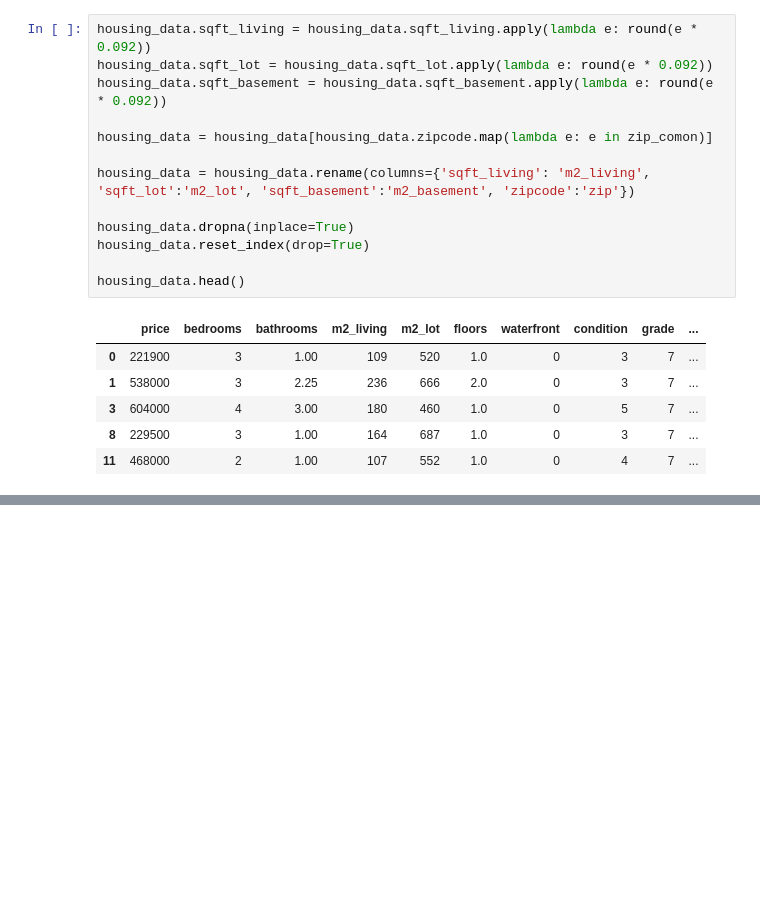
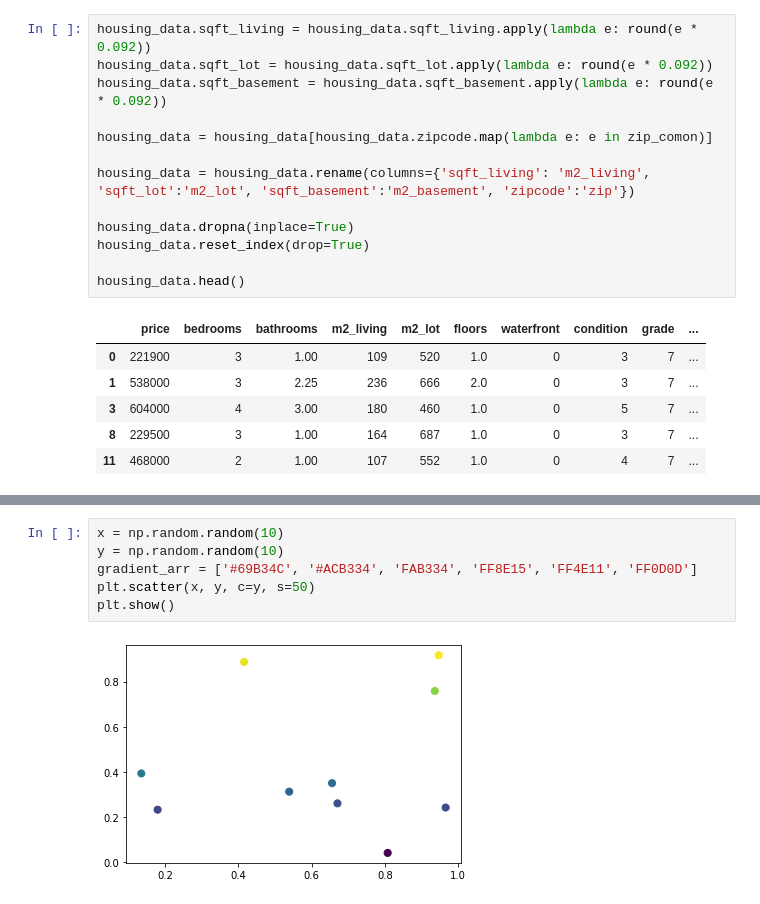
Before and after one commit to jafetimbre/mib-fiesta, a Jupyter notebook: src/beresescu_copy.ipynb, the cells around one changed output, grey strips where cells are left out. Drawn from its saved outputs; the diff is of its cells as text; blank space fills up the shorter version.

```diff
--- a/src/beresescu_copy.ipynb
+++ b/src/beresescu_copy.ipynb
@@ -166,0 +180,8 @@ waterfront_map
+# %%
+x = np.random.random(10)
+y = np.random.random(10)
+gradient_arr = ['#69B34C', '#ACB334', 'FAB334', 'FF8E15', 'FF4E11', 'FF0D0D']
+plt.scatter(x, y, c=y, s=50)
+plt.show()
+# %% [output]
+[figure, added]
```
Also changed, not shown: parts of 7 cells of this notebook.
